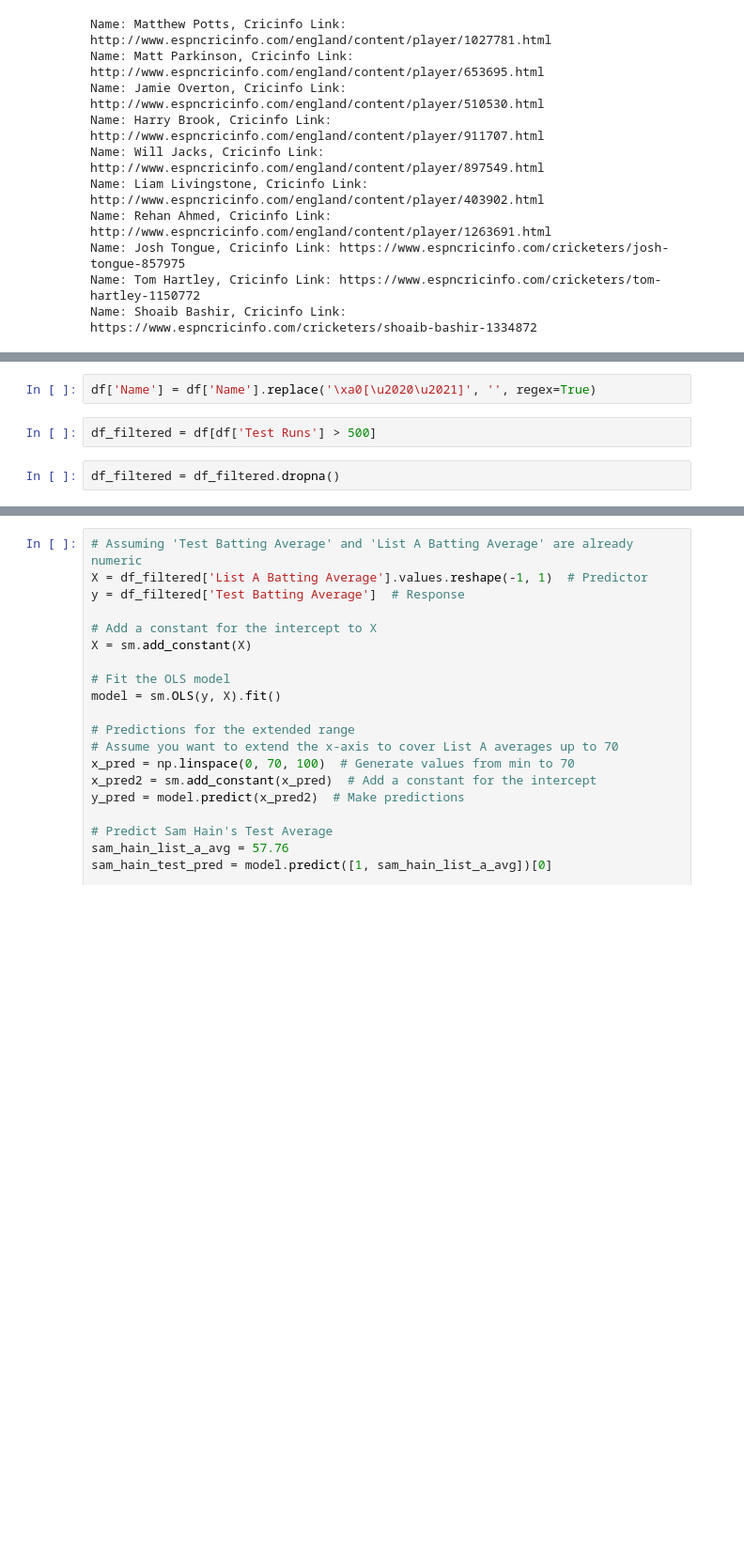
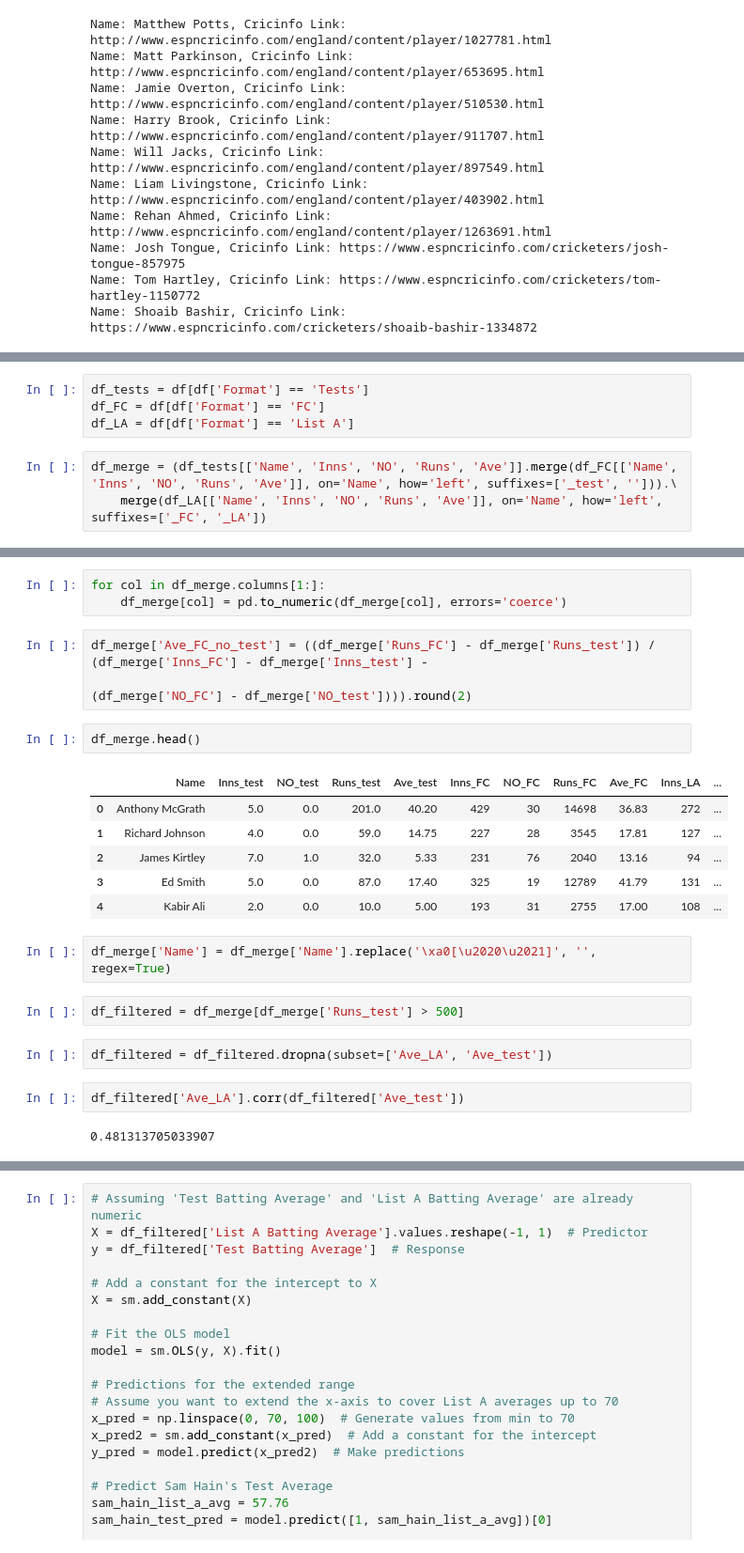
Before and after one commit to ptear/random, a Jupyter notebook: notebook.ipynb, the cells around one changed output, grey strips where cells are left out. Shown at 94% size. Drawn from its saved outputs; the diff is of its cells as text; blank space fills up the shorter version.

```diff
--- a/notebook.ipynb
+++ b/notebook.ipynb
@@ -175,0 +101,7 @@ df['List A Batting Average'] = pd.to_numeric(df['List A Batting Average'], error
+# %%
+df_tests = df[df['Format'] == 'Tests']
+df_FC = df[df['Format'] == 'FC']
+df_LA = df[df['Format'] == 'List A']
+# %%
+df_merge = (df_tests[['Name', 'Inns', 'NO', 'Runs', 'Ave']].merge(df_FC[['Name', 'Inns', 'NO', 'Runs', 'Ave']], on='Name', how='left', suffixes=['_test', ''])).\
+    merge(df_LA[['Name', 'Inns', 'NO', 'Runs', 'Ave']], on='Name', how='left', suffixes=['_FC', '_LA'])
@@ -176,6 +118,25 @@ df['List A Batting Average'] = pd.to_numeric(df['List A Batting Average'], error
+# %%
+for col in df_merge.columns[1:]:
+    df_merge[col] = pd.to_numeric(df_merge[col], errors='coerce')
+# %%
+df_merge['Ave_FC_no_test'] = ((df_merge['Runs_FC'] - df_merge['Runs_test']) / (df_merge['Inns_FC'] - df_merge['Inns_test'] -
+                                                                              (df_merge['NO_FC'] - df_merge['NO_test']))).round(2)
+# %%
+df_merge.head()
+# %% [output]
+|  | Name | Inns_test | NO_test | Runs_test | Ave_test | Inns_FC | NO_FC | Runs_FC | Ave_FC | Inns_LA | ... |
+| 0 | Anthony McGrath | 5.0 | 0.0 | 201.0 | 40.20 | 429 | 30 | 14698 | 36.83 | 272 | ... |
+| 1 | Richard Johnson | 4.0 | 0.0 | 59.0 | 14.75 | 227 | 28 | 3545 | 17.81 | 127 | ... |
+| 2 | James Kirtley | 7.0 | 1.0 | 32.0 | 5.33 | 231 | 76 | 2040 | 13.16 | 94 | ... |
+| 3 | Ed Smith | 5.0 | 0.0 | 87.0 | 17.40 | 325 | 19 | 12789 | 41.79 | 131 | ... |
+| 4 | Kabir Ali | 2.0 | 0.0 | 10.0 | 5.00 | 193 | 31 | 2755 | 17.00 | 108 | ... |
 # %%
-df['Name'] = df['Name'].replace('\xa0[\u2020\u2021]', '', regex=True)
+df_merge['Name'] = df_merge['Name'].replace('\xa0[\u2020\u2021]', '', regex=True)
-# %%
-df_filtered = df[df['Test Runs'] > 500]
+# %%
+df_filtered = df_merge[df_merge['Runs_test'] > 500]
 # %%
-df_filtered = df_filtered.dropna()
+df_filtered = df_filtered.dropna(subset=['Ave_LA', 'Ave_test'])
+# %%
+df_filtered['Ave_LA'].corr(df_filtered['Ave_test'])
+# %% [output]
+0.481313705033907
```
Also changed, not shown: parts of 11 cells of this notebook, 1 other file.
